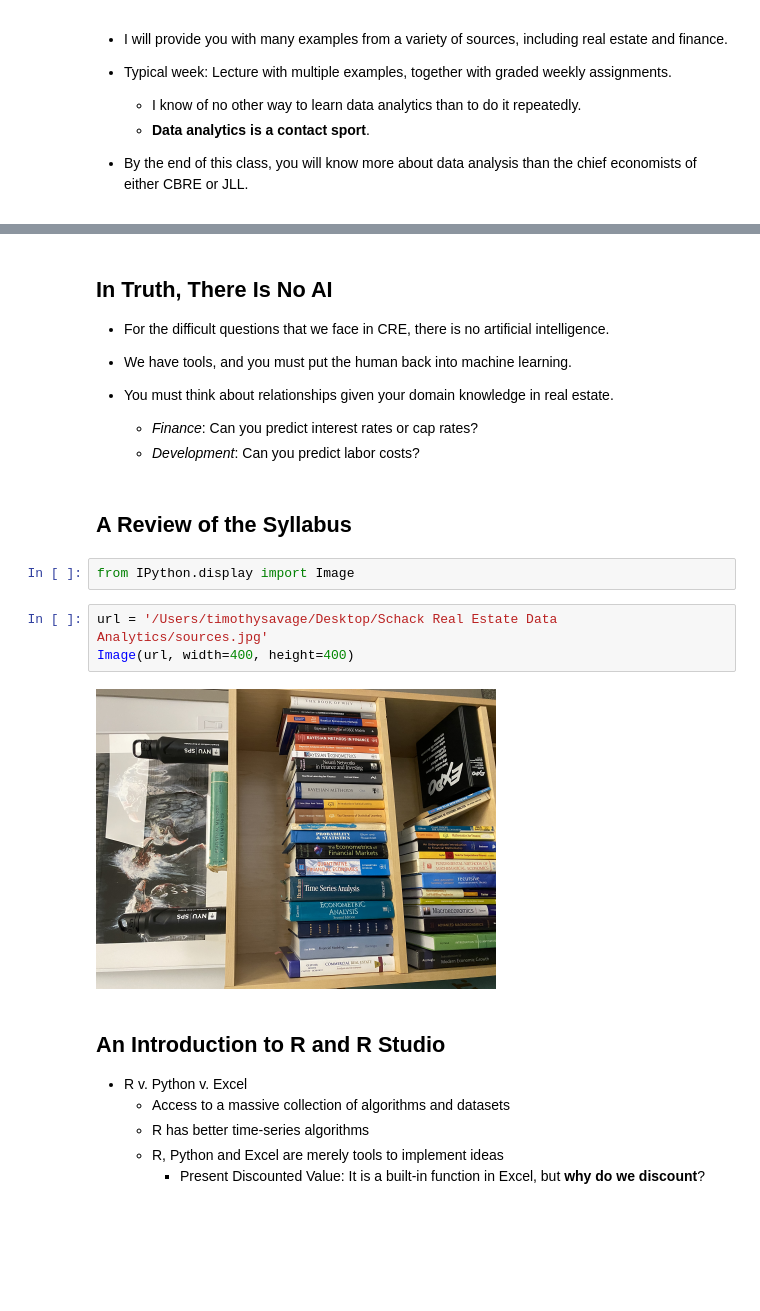
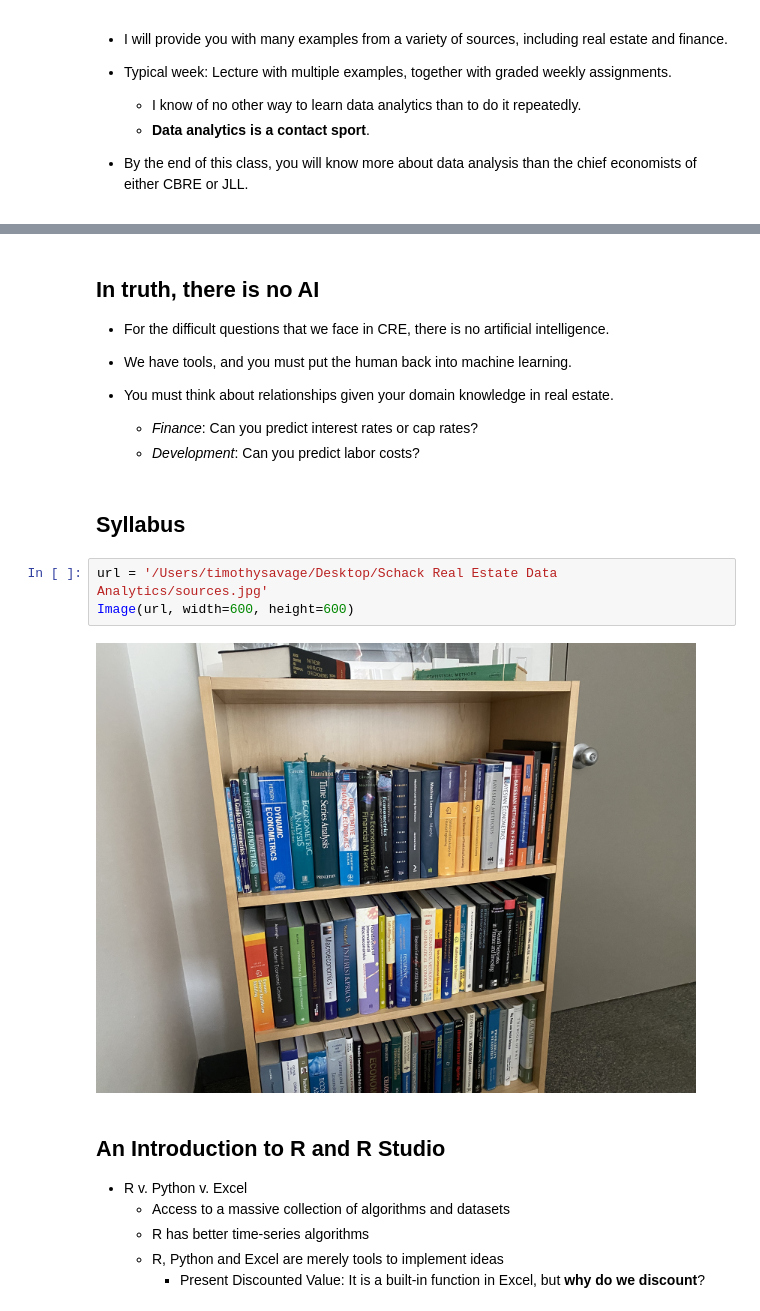
Before and after one commit to thsavage/Real-Estate-Data-Analytics, a Jupyter notebook: Class 1.ipynb, the cells around one changed output, grey strips where cells are left out. Saved outputs shown, nothing was run; the diff lists cells and outputs as text; blank space fills up the shorter version.

```diff
--- a/Class 1.ipynb
+++ b/Class 1.ipynb
@@ -138,5 +142,5 @@
 # %% [markdown]
-## In Truth, There Is No AI
+## In truth, there is no AI
 
 * For the difficult questions that we face in CRE, there is no artificial intelligence.
 
@@ -150,14 +154,12 @@
     * *Finance*: Can you predict interest rates or cap rates?
     * *Development*: Can you predict labor costs?
 # %% [markdown]
-## A Review of the Syllabus
+## Syllabus
-# %%
-from IPython.display import Image
 # %%
 url = '/Users/timothysavage/Desktop/Schack Real Estate Data Analytics/sources.jpg'
-Image(url, width=400, height=400)
+Image(url, width=600, height=600)
 # %% [output]
-[figure, old version]
+[figure, new version]
 # %% [markdown]
 ## An Introduction to R and R Studio
 
```
Also changed, not shown: parts of 5 cells of this notebook, 2 other files.
